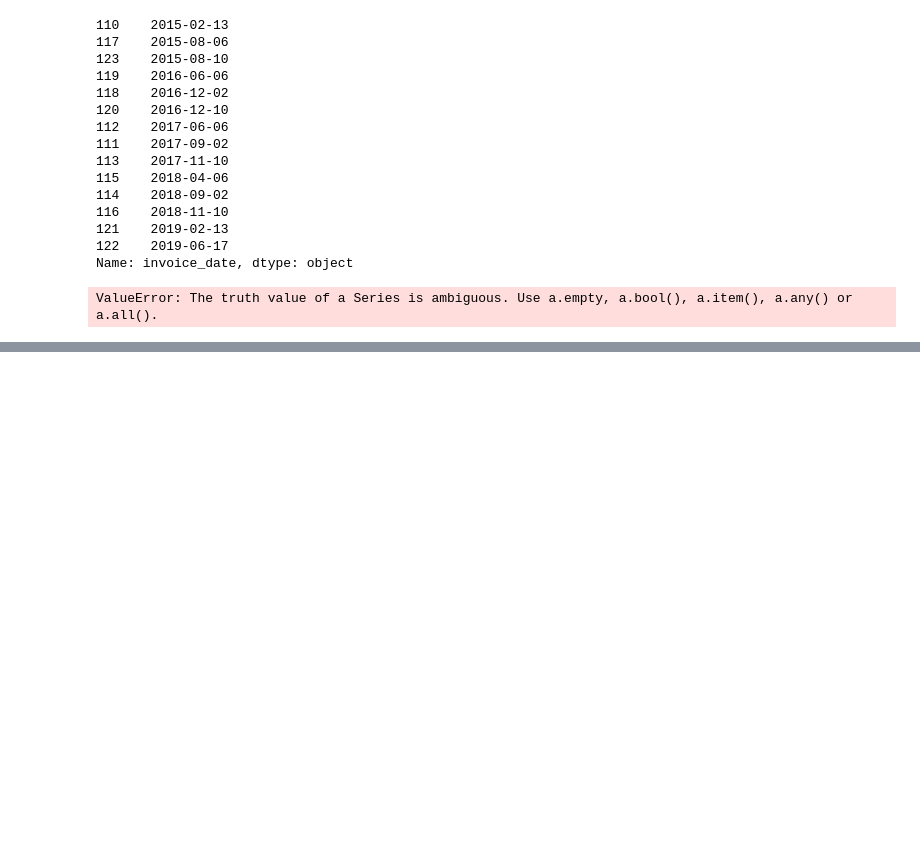
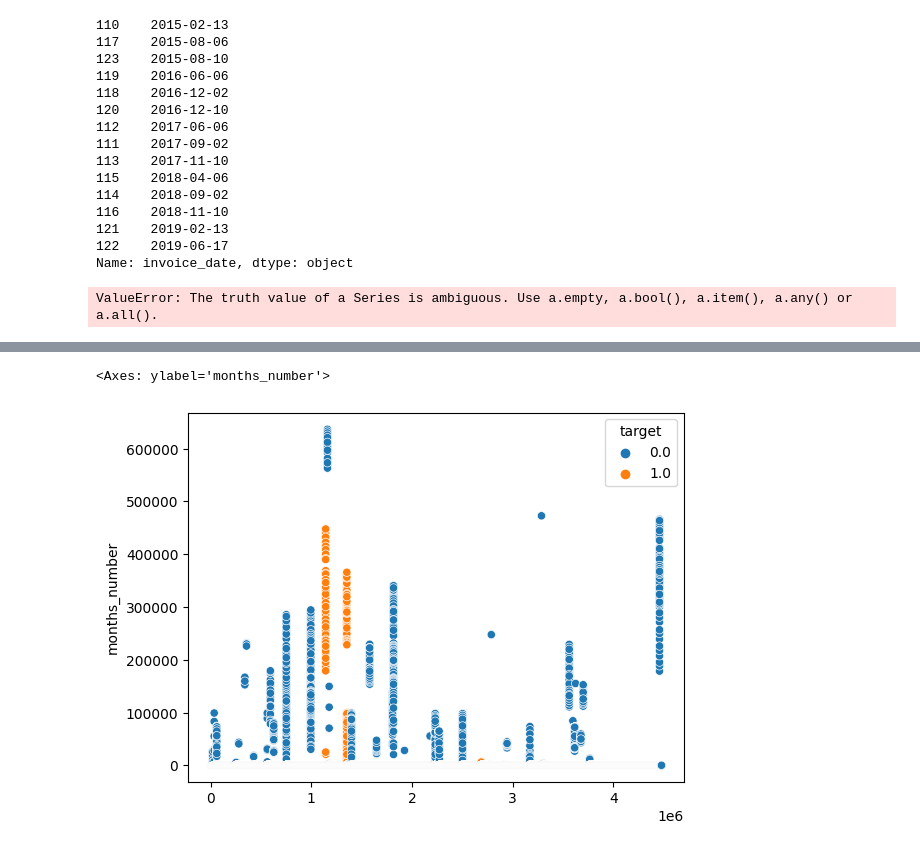
Before and after one commit to xMax991/ds-fraud-detection, a Jupyter notebook: Fraud_Detection_Project.ipynb, the cells around one changed output, grey strips where cells are left out. Drawn from its saved outputs; the diff is of its cells as text; code cells hidden in the pictures; blank space fills up the shorter version.

```diff
--- a/Fraud_Detection_Project.ipynb
+++ b/Fraud_Detection_Project.ipynb
@@ -58,0 +129,5 @@ ValueError: The truth value of a Series is ambiguous. Use a.empty, a.bool(), a.i
+# %%
+sns.scatterplot(x=df_train.index, y=df_train.months_number, hue=df_train.target)
+# %% [output]
+<Axes: ylabel='months_number'>
+[figure, added]
```
Also changed, not shown: parts of 15 cells of this notebook.
